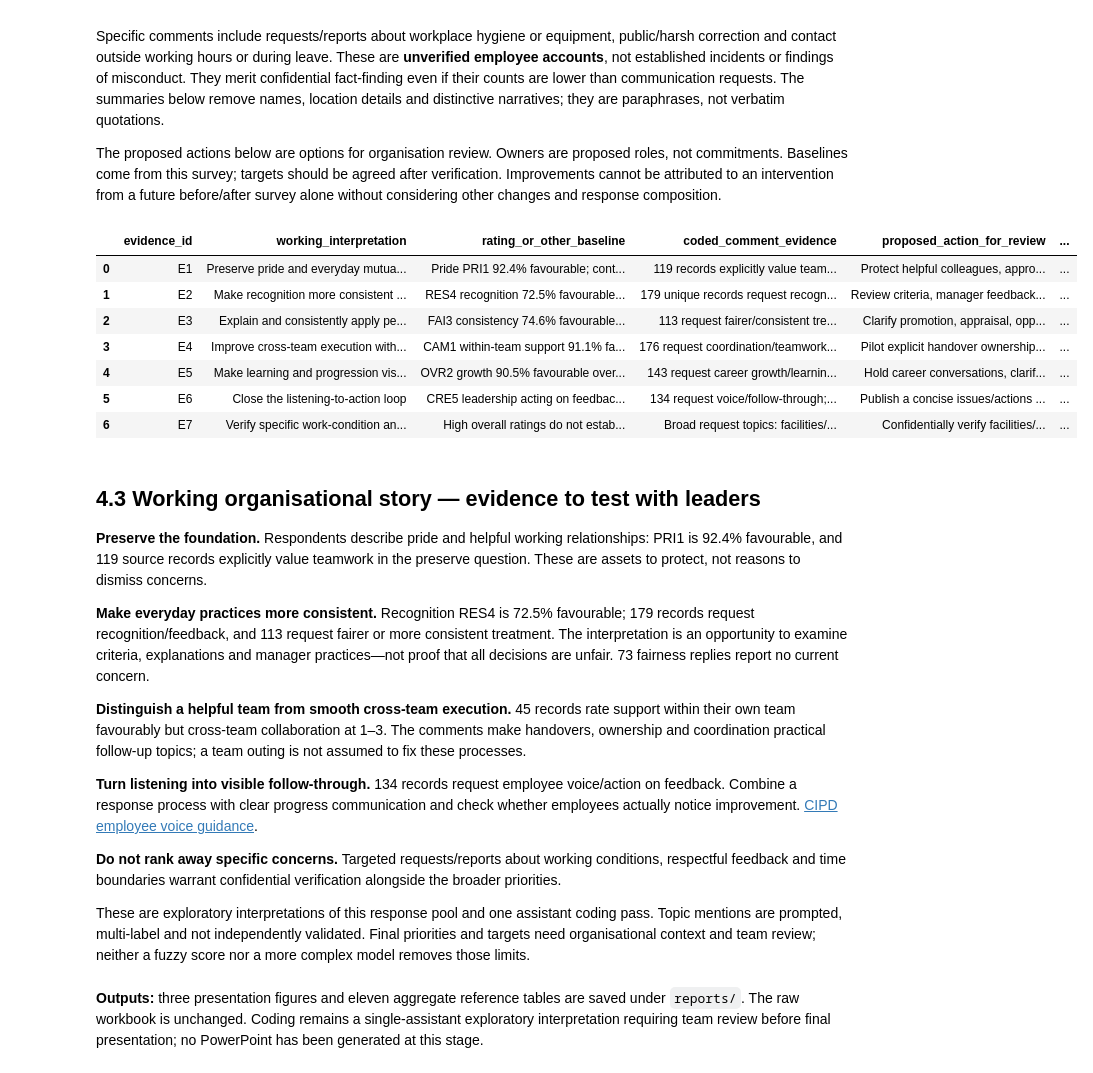
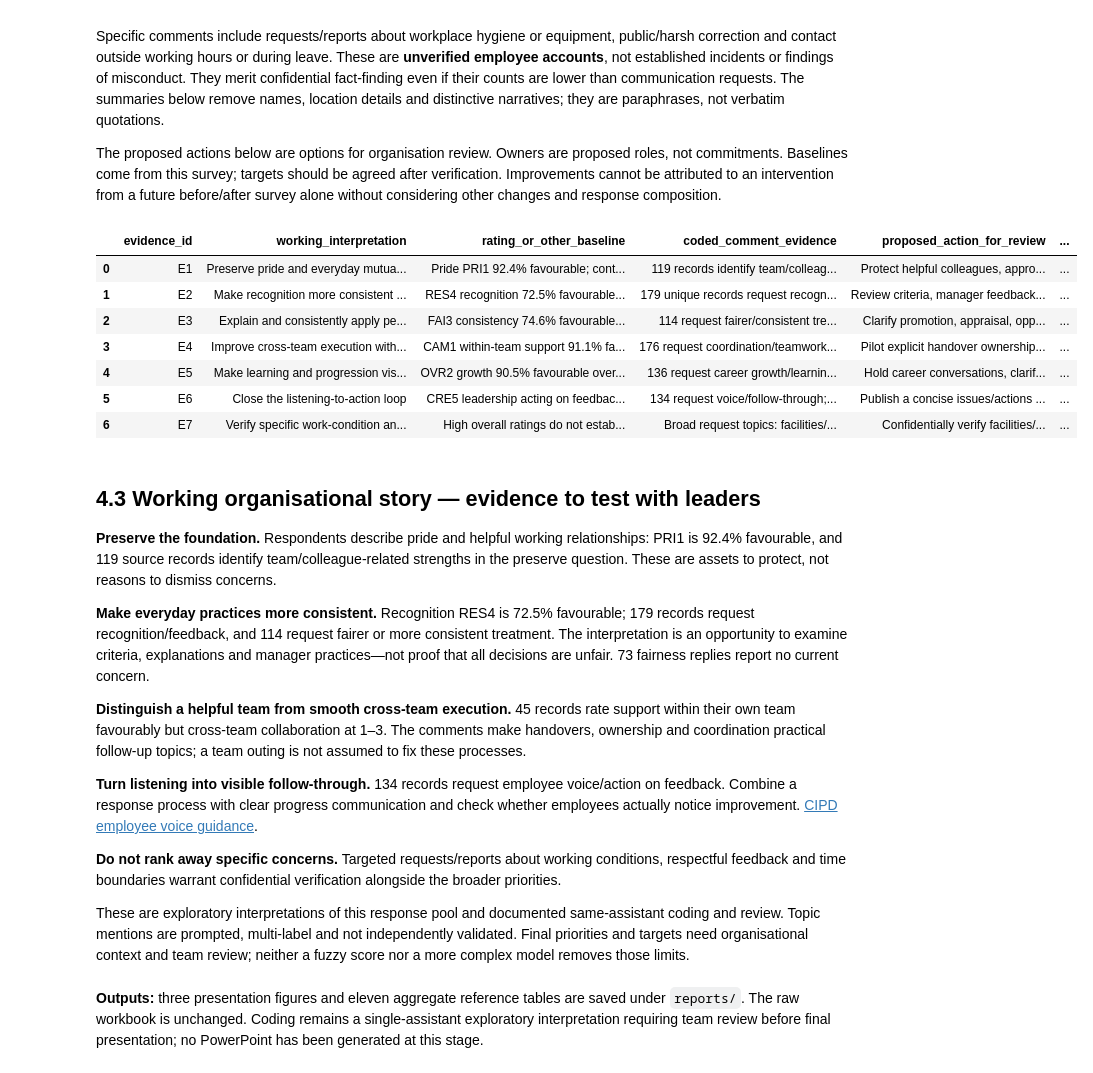
Before and after one commit to Shreyit/peoples_analytics_safewaterlines, a Jupyter notebook: notebooks/00_data_understanding_eda.ipynb, the cells around one changed output. Saved outputs shown, nothing was run; the diff lists cells and outputs as text; code cells hidden in the pictures.

```diff
--- a/notebooks/00_data_understanding_eda.ipynb
+++ b/notebooks/00_data_understanding_eda.ipynb
@@ -1050,10 +1050,10 @@ TOPIC_DEFINITIONS = {
     "c": ("Communication and decision explanations", "Updates, transparency, information sharing or reasons for decisions", "Not every use of the word clear; role clarity belongs to p", "Explain decisions and keep people informed"),
     "v": ("Employee voice and follow-through", "Listening to suggestions, raising concerns, being heard, issue response or action on feedback", "Routine performance feedback alone belongs to r; no inferred safety diagnosis", "Show what changed after employees raised an issue"),
     "r": ("Recognition and performance feedback", "Appreciation, recognition, awards or constructive performance feedback", "Pay amounts belong to b; generic valued/supported outcomes alone are insufficient", "Recognise good work consistently and give useful feedback"),
-    "d": ("Career growth and learning", "Training, skill learning, promotions, career paths or role development", "Company growth alone belongs to o; unspecified opportunity may remain unclear", "Explain career progression and offer relevant training"),
+    "d": ("Career growth and learning", "Explicit training, skill/knowledge learning, employee growth, promotions, career paths or role development; unspecified opportunities alone are insufficient", "Company growth alone belongs to o; unspecified opportunity may remain unclear", "Explain career progression and offer relevant training"),
     "f": ("Fair treatment and decision consistency", "Bias, equal treatment/opportunities, merit criteria or consistent application of decisions", "A fairness-question reply is not automatically a fairness concern; no-concern stance stays separate", "Apply comparable and transparent criteria across people"),
     "w": ("Workload, boundaries and flexibility", "Work allocation/capacity, backup, time boundaries, shifts, flexibility or wellbeing", "A mention of work alone is insufficient; no diagnosis of burnout", "Provide backup and respect leave and non-working time"),
-    "t": ("Teamwork and cross-team coordination", "Helping colleagues, collaboration, handovers or coordination between teams/branches", "A consequence about teamwork alone is insufficient; standalone manager support belongs to m", "Improve coordination and support between functions"),
+    "t": ("Teamwork and cross-team coordination", "Valued team/colleague relationships, helping colleagues, collaboration, handovers or coordination between teams/branches", "A consequence about teamwork alone is insufficient; standalone manager support belongs to m", "Improve coordination and support between functions"),
     "m": ("Support and respectful treatment", "Manager, senior or organisational support, practical guidance, approachability, dignity or respectful feedback; keep unspecified support broad", "A generic wish to feel supported is not enough; peer collaboration belongs to t", "Correct mistakes privately and provide timely guidance"),
     "b": ("Pay, incentives and benefits", "Salary, monetary incentives, insurance, allowances, food or welfare benefits", "Non-monetary appreciation belongs to r; benefits are distinct from fairness of pay", "Review allowances and health-cover needs"),
     "s": ("Facilities, tools and staffing", "Workplace hygiene, equipment, IT systems, resources, office access or headcount", "Generic positive atmosphere belongs to k; process redesign belongs to p", "Maintain equipment and resolve workplace-facility concerns"),
@@ -1304,3 +1304,4 @@ CODING_LEDGER = {
 321:p;322:r;323:d;324:vmw;325:cv;326:d;327:-
 ''',
 }
+BASELINE_CODING_LEDGER = CODING_LEDGER.copy()
@@ -1363,6 +1495,11 @@ coded_comments["translation_confirmation_needed"] = [(r,q) in translation_review
 coded_comments["needs_review"] = (coded_comments["stance"].isin(["unclear", "unresolved_reference"])
     | coded_comments["translation_confirmation_needed"] | coded_comments["resolved_reference"].ne(""))
 
+coded_comments["assistant_rereviewed"]=[(r,q) in reviewed_keys for r,q in
+    zip(coded_comments["source_row"],coded_comments["question"])]
+# Independent human validation is a separate status; no member has supplied such a review.
+coded_comments["independent_human_reviewed"]=False
+
 # This queue stays in memory and contains no displayed/exported raw comments.
 # A reviewer can join the source row/question back to txt locally when inspecting decisions.
 coding_review_queue=coded_comments.loc[coded_comments["needs_review"],
@@ -1372,13 +1509,15 @@ coding_coverage = pd.crosstab(coded_comments["question"], coded_comments["stance
 coding_coverage.insert(0,"nonblank_n",txt.notna().sum())
 coding_coverage.insert(1,"blank_n",txt.isna().sum())
 coding_coverage["topic_coded_n"] = coded_comments.groupby("question")["has_topic"].sum()
-coding_coverage["priority_review_n"] = coded_comments.groupby("question")["needs_review"].sum()
+coding_coverage["context_confirmation_n"] = coded_comments.groupby("question")["needs_review"].sum()
 display(coding_coverage.rename(index=q_labels))
 display(pd.Series({
     "total_response_records":len(df), "nonblank_comment_records":len(coded_comments),
     "records_with_at_least_one_nonblank_comment":coded_comments["source_row"].nunique(),
     "comment_records_with_at_least_one_topic":int(coded_comments["has_topic"].sum()),
-    "priority_review_comment_records":int(coded_comments["needs_review"].sum()),
+    "remaining_context_confirmation_records":int(coded_comments["needs_review"].sum()),
+    "assistant_rereviewed_records":len(review_audit),
+    "assistant_revision_records":int(review_audit.changed.sum()),
     "independent_second_coders":0,
 }, name="qualitative_audit"))
 # %% [output]
@@ -1676,7 +1817,7 @@ fair_no_concern_n=int((coded_comments["question"].eq("oe_fairness_concern")&code
 evidence_register=pd.DataFrame([
     ("E1","Preserve pride and everyday mutual support",
      f"Pride PRI1 {fav('PRI1'):.1f}% favourable; contribution PRI2 {fav('PRI2'):.1f}% (n={len(df)} each)",
-     f"{preserve('t')} records explicitly value teamwork; {preserve('m')} value support or respectful treatment in the preserve prompt",
+     f"{preserve('t')} records identify team/colleague-related strengths; {preserve('m')} value support or respectful treatment in the preserve prompt",
      "Protect helpful colleagues, approachable support and shared purpose while changing processes",
      "Business leaders and people managers","Track the same strength items and preserve-prompt themes alongside improvement work",
      "Do not infer that everyone experiences the same culture"),
@@ -1694,45 +1835,45 @@ evidence_register=pd.DataFrame([
      "Mixed experiences; coded requests are not proven unfair decisions"),
     ("E4","Improve cross-team execution without losing peer support",
      f"CAM1 within-team support {fav('CAM1'):.1f}% favourable vs CAM2 cross-team collaboration {fav('CAM2'):.1f}%; {within_fav_cross_not} rate CAM1 favourable but CAM2 1–3",
      f"{req('t')} request coordination/teamwork changes; role-clarity and handover examples provide context",
      "Pilot explicit handover ownership, backup contacts and escalation/response expectations",
      "Functional heads and operations managers","Baseline CAM2; pilot handover response/rework measures and ask whether cross-team support improved",
      "Specific process measures require a new operational baseline; social events alone may not address the issue"),
     ("E5","Make learning and progression visible, including mid-tenure follow-up",
      f"OVR2 growth {fav('OVR2'):.1f}% favourable overall; 3–5-year group growth mean {tenure_profile.loc['3 - 5','growth_mean']:.2f}/5, n={int(tenure_profile.loc['3 - 5','response_n'])}",
      f"{req('d')} request career growth/learning across the prompts",
      "Hold career conversations, clarify progression and pilot role-relevant/cross-functional learning",
      "HR/L&D and line managers","Baseline OVR2 by tenure; track access/completion and perceived usefulness/growth",
      "Intention to stay is not observed turnover; tenure patterns are exploratory and may reflect composition"),
     ("E6","Close the listening-to-action loop",
      f"CRE5 leadership acting on feedback {fav('CRE5'):.1f}% favourable; HR Communication chosen by {hr_comm_n}/{len(df)} records",
      f"{req('v')} request voice/follow-through; {req('c')} request communication/explanations (overlap allowed)",
      "Publish a concise issues/actions update with an owner, response expectation and progress review",
      "HR and leadership","Baseline CRE5; track acknowledgement, resolution and employee awareness of action",
      "More messaging alone does not demonstrate listening; no causal link to engagement established"),
     ("E7","Verify specific work-condition and treatment concerns promptly",
      "High overall ratings do not establish that specific facilities, boundary or respectful-treatment concerns are resolved",
      f"Broad request topics: facilities/tools/staffing {req('s')}, workload/boundaries {req('w')}, supervision/support {req('m')}; these counts are not counts of serious incidents",
      "Confidentially verify facilities/equipment and respectful-feedback/boundary accounts; resolve verified issues through existing processes",
      "Administration/IT, HR and relevant business managers","Verify conditions, establish an issue log and completion/follow-up measures; no invented incident baseline",
      "Unverified accounts; protect confidentiality, avoid named allegations and do not infer frequency from selected examples"),
 ],columns=["evidence_id","working_interpretation","rating_or_other_baseline","coded_comment_evidence",
            "proposed_action_for_review","proposed_owner","success_measure_and_baseline","limit"])
 display(evidence_register)
 # %% [output]
 |  | evidence_id | working_interpretation | rating_or_other_baseline | coded_comment_evidence | proposed_action_for_review | ... |
-| 0 | E1 | Preserve pride and everyday mutua... | Pride PRI1 92.4% favourable; cont... | 119 records explicitly value team... | Protect helpful colleagues, appro... | ... |
+| 0 | E1 | Preserve pride and everyday mutua... | Pride PRI1 92.4% favourable; cont... | 119 records identify team/colleag... | Protect helpful colleagues, appro... | ... |
 | 1 | E2 | Make recognition more consistent ... | RES4 recognition 72.5% favourable... | 179 unique records request recogn... | Review criteria, manager feedback... | ... |
-| 2 | E3 | Explain and consistently apply pe... | FAI3 consistency 74.6% favourable... | 113 request fairer/consistent tre... | Clarify promotion, appraisal, opp... | ... |
+| 2 | E3 | Explain and consistently apply pe... | FAI3 consistency 74.6% favourable... | 114 request fairer/consistent tre... | Clarify promotion, appraisal, opp... | ... |
 | 3 | E4 | Improve cross-team execution with... | CAM1 within-team support 91.1% fa... | 176 request coordination/teamwork... | Pilot explicit handover ownership... | ... |
-| 4 | E5 | Make learning and progression vis... | OVR2 growth 90.5% favourable over... | 143 request career growth/learnin... | Hold career conversations, clarif... | ... |
+| 4 | E5 | Make learning and progression vis... | OVR2 growth 90.5% favourable over... | 136 request career growth/learnin... | Hold career conversations, clarif... | ... |
 | 5 | E6 | Close the listening-to-action loop | CRE5 leadership acting on feedbac... | 134 request voice/follow-through;... | Publish a concise issues/actions ... | ... |
 | 6 | E7 | Verify specific work-condition an... | High overall ratings do not estab... | Broad request topics: facilities/... | Confidentially verify facilities/... | ... |
 # %%
 display(Markdown(f"""
 ## 4.3 Working organisational story — evidence to test with leaders
 
-**Preserve the foundation.** Respondents describe pride and helpful working relationships: PRI1 is {fav('PRI1'):.1f}% favourable, and {preserve('t')} source records explicitly value teamwork in the preserve question. These are assets to protect, not reasons to dismiss concerns.
+**Preserve the foundation.** Respondents describe pride and helpful working relationships: PRI1 is {fav('PRI1'):.1f}% favourable, and {preserve('t')} source records identify team/colleague-related strengths in the preserve question. These are assets to protect, not reasons to dismiss concerns.
 
 **Make everyday practices more consistent.** Recognition RES4 is {fav('RES4'):.1f}% favourable; {req('r')} records request recognition/feedback, and {req('f')} request fairer or more consistent treatment. The interpretation is an opportunity to examine criteria, explanations and manager practices—not proof that all decisions are unfair. {fair_no_concern_n} fairness replies report no current concern.
 
@@ -1742,15 +1883,15 @@ display(Markdown(f"""
 
 **Do not rank away specific concerns.** Targeted requests/reports about working conditions, respectful feedback and time boundaries warrant confidential verification alongside the broader priorities.
 
-These are exploratory interpretations of this response pool and one assistant coding pass. Topic mentions are prompted, multi-label and not independently validated. Final priorities and targets need organisational context and team review; neither a fuzzy score nor a more complex model removes those limits.
+These are exploratory interpretations of this response pool and documented same-assistant coding and review. Topic mentions are prompted, multi-label and not independently validated. Final priorities and targets need organisational context and team review; neither a fuzzy score nor a more complex model removes those limits.
 """))
 # %% [output]
 
 ## 4.3 Working organisational story — evidence to test with leaders
 
-**Preserve the foundation.** Respondents describe pride and helpful working relationships: PRI1 is 92.4% favourable, and 119 source records explicitly value teamwork in the preserve question. These are assets to protect, not reasons to dismiss concerns.
+**Preserve the foundation.** Respondents describe pride and helpful working relationships: PRI1 is 92.4% favourable, and 119 source records identify team/colleague-related strengths in the preserve question. These are assets to protect, not reasons to dismiss concerns.
 
-**Make everyday practices more consistent.** Recognition RES4 is 72.5% favourable; 179 records request recognition/feedback, and 113 request fairer or more consistent treatment. The interpretation is an opportunity to examine criteria, explanations and manager practices—not proof that all decisions are unfair. 73 fairness replies report no current concern.
+**Make everyday practices more consistent.** Recognition RES4 is 72.5% favourable; 179 records request recognition/feedback, and 114 request fairer or more consistent treatment. The interpretation is an opportunity to examine criteria, explanations and manager practices—not proof that all decisions are unfair. 73 fairness replies report no current concern.
 
 **Distinguish a helpful team from smooth cross-team execution.** 45 records rate support within their own team favourably but cross-team collaboration at 1–3. The comments make handovers, ownership and coordination practical follow-up topics; a team outing is not assumed to fix these processes.
 
@@ -1758,7 +1899,7 @@ These are exploratory interpretations of this response pool and one assistant co
 
 **Do not rank away specific concerns.** Targeted requests/reports about working conditions, respectful feedback and time boundaries warrant confidential verification alongside the broader priorities.
 
-These are exploratory interpretations of this response pool and one assistant coding pass. Topic mentions are prompted, multi-label and not independently validated. Final priorities and targets need organisational context and team review; neither a fuzzy score nor a more complex model removes those limits.
+These are exploratory interpretations of this response pool and documented same-assistant coding and review. Topic mentions are prompted, multi-label and not independently validated. Final priorities and targets need organisational context and team review; neither a fuzzy score nor a more complex model removes those limits.
 # %%
 # Export aggregate presentation material only. Coding ledger and raw comments stay local/in-notebook.
 review_sensitivity.to_csv(TABLES / "coding_interpretation_sensitivity.csv")
```
Also changed, not shown: parts of 32 cells of this notebook, 39 other files.
